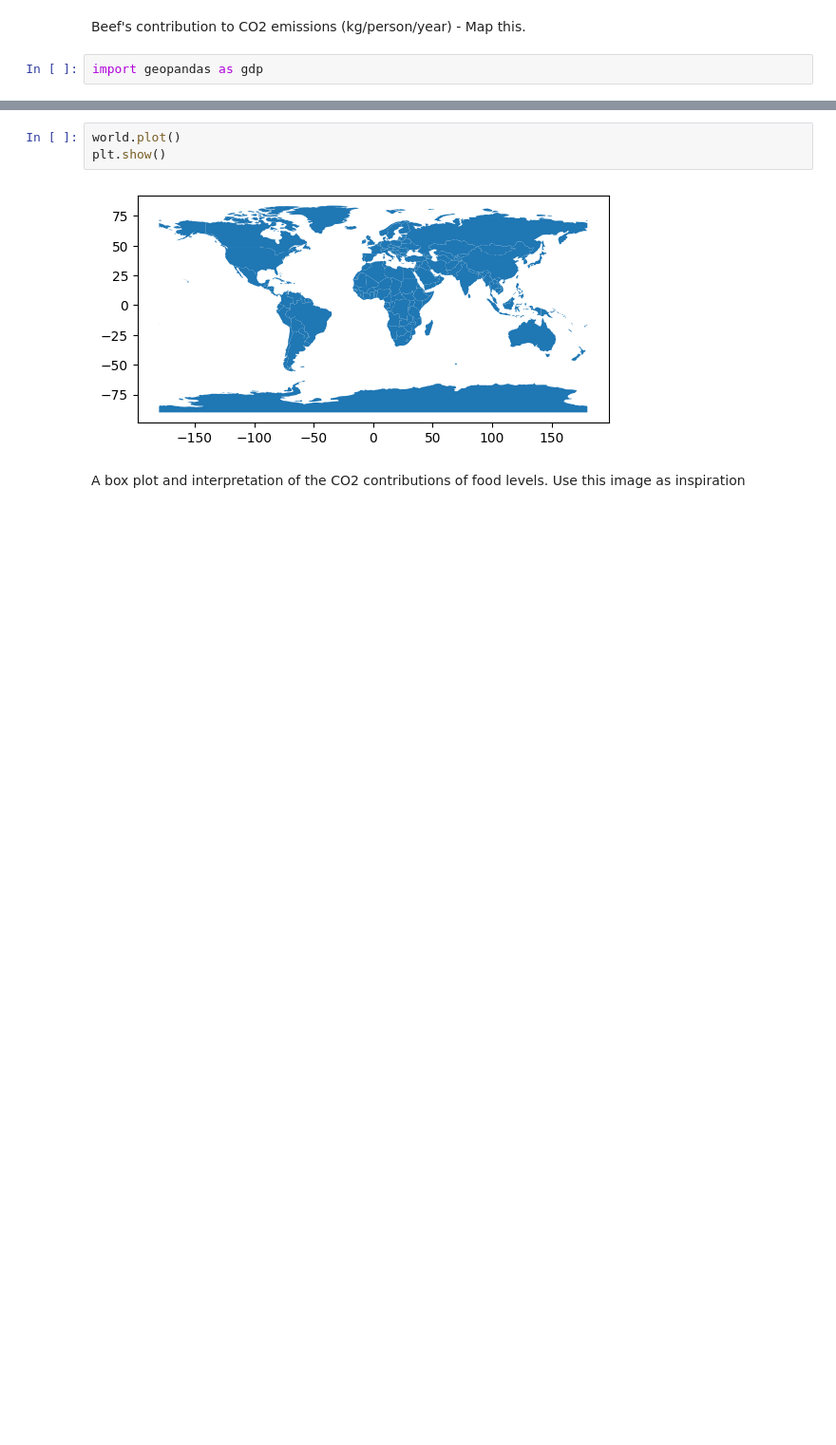
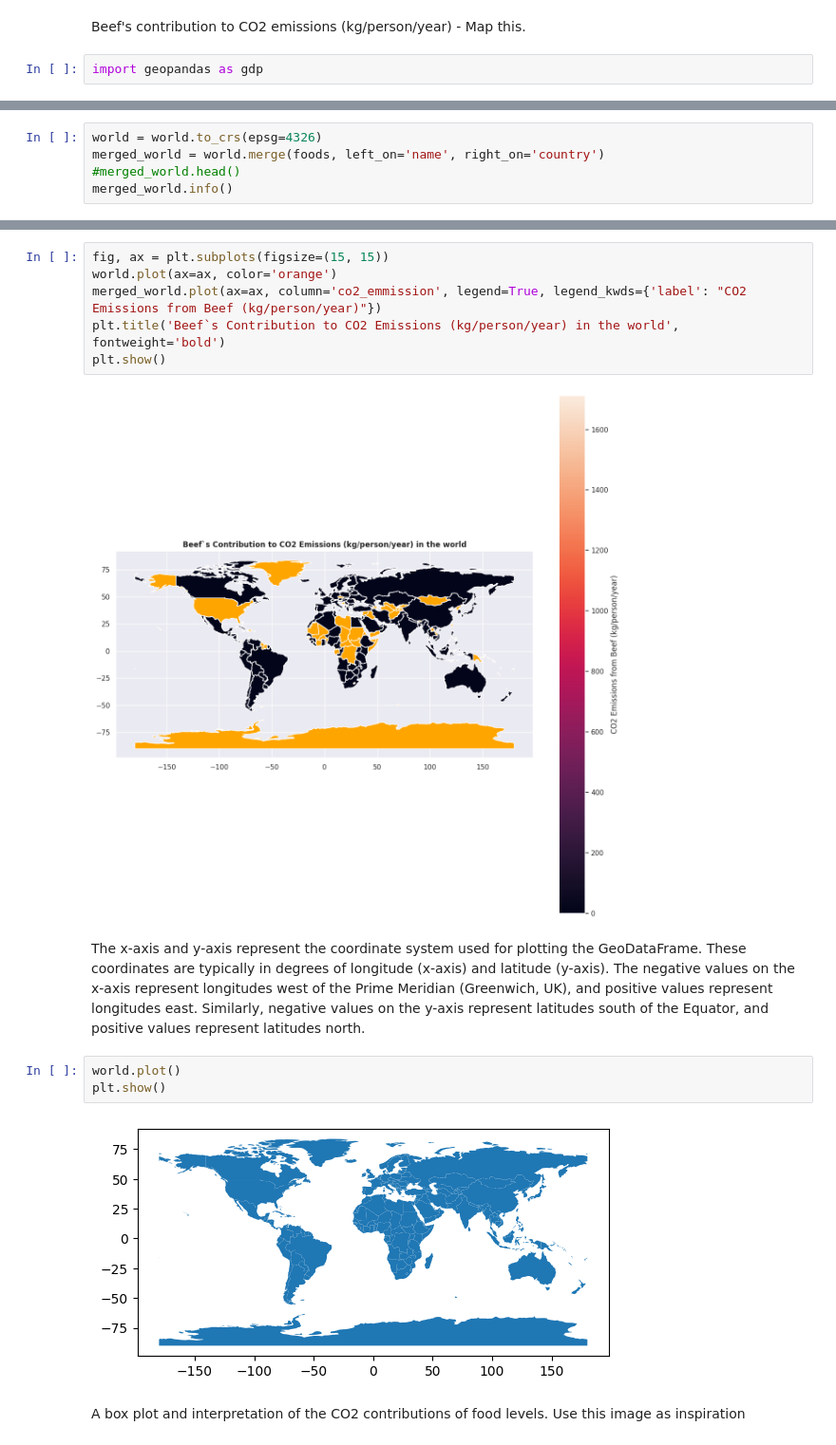
Before and after one commit to Mercymerine/Pandas-Analysis, a Jupyter notebook: food_carbon_footprint.ipynb, the cells around one changed output, grey strips where cells are left out. Shown at 95% size. Drawn from its saved outputs; the diff is of its cells as text; blank space fills up the shorter version.

```diff
--- a/food_carbon_footprint.ipynb
+++ b/food_carbon_footprint.ipynb
@@ -371,3 +371,8 @@ world.head()
 | 2 | 603253.0 | Africa | W. Sahara | ESH | 907 | POLYGON ((-8.66559 27.65643, -8.6... |
 | 3 | 37589262.0 | North America | Canada | CAN | 1736425 | MULTIPOLYGON (((-122.84000 49.000... |
 | 4 | 328239523.0 | North America | United States of America | USA | 21433226 | MULTIPOLYGON (((-122.84000 49.000... |
+# %%
+world = world.to_crs(epsg=4326)
+merged_world = world.merge(foods, left_on='name', right_on='country')
+#merged_world.head()
+merged_world.info()
@@ -374,3 +428,15 @@ world.head()
+# %%
+fig, ax = plt.subplots(figsize=(15, 15))
+world.plot(ax=ax, color='orange')
+merged_world.plot(ax=ax, column='co2_emmission', legend=True, legend_kwds={'label': "CO2 Emissions from Beef (kg/person/year)"})
+plt.title('Beef`s Contribution to CO2 Emissions (kg/person/year) in the world', fontweight='bold')
+plt.show()
+# %% [output]
+[figure, added]
+# %% [markdown]
+The x-axis and y-axis represent the coordinate system used for plotting the GeoDataFrame. These coordinates are typically in degrees of longitude (x-axis) and latitude (y-axis).
+The negative values on the x-axis represent longitudes west of the Prime Meridian (Greenwich, UK), and positive values represent longitudes east.
+Similarly, negative values on the y-axis represent latitudes south of the Equator, and positive values represent latitudes north.
 # %%
 world.plot()
 plt.show()
```
Also changed, not shown: parts of 6 cells of this notebook.
